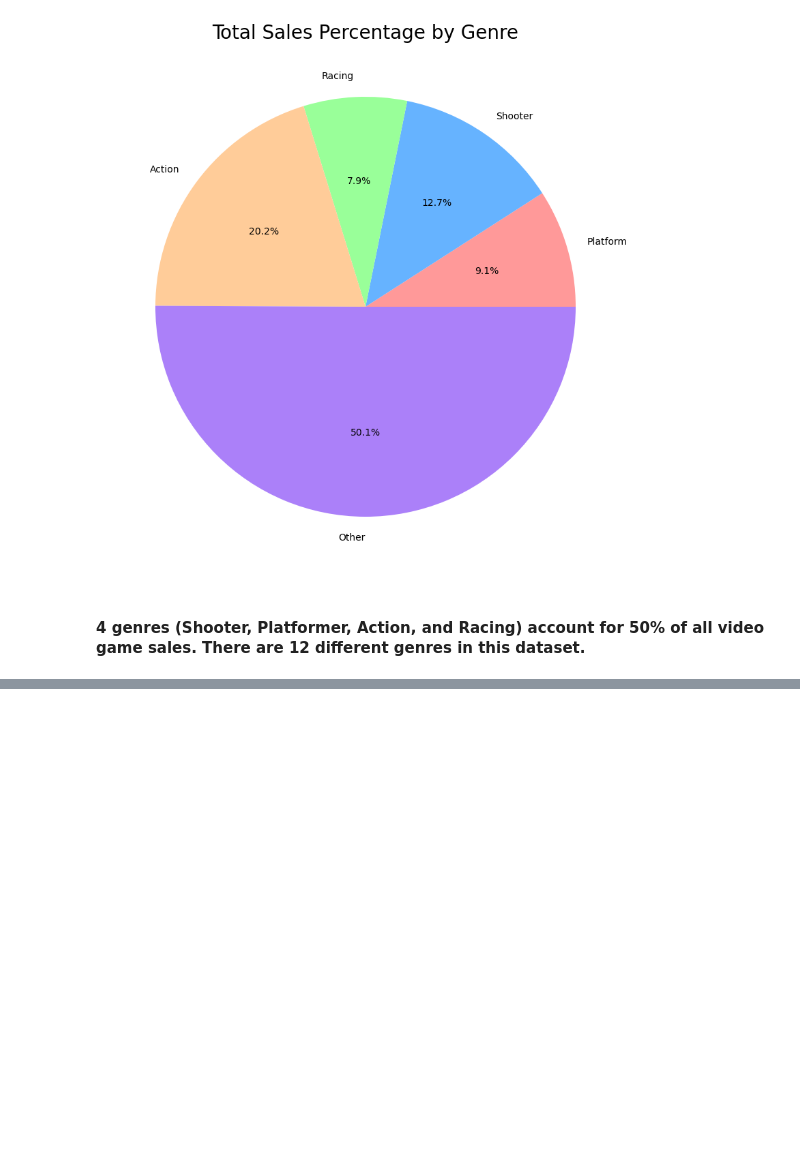
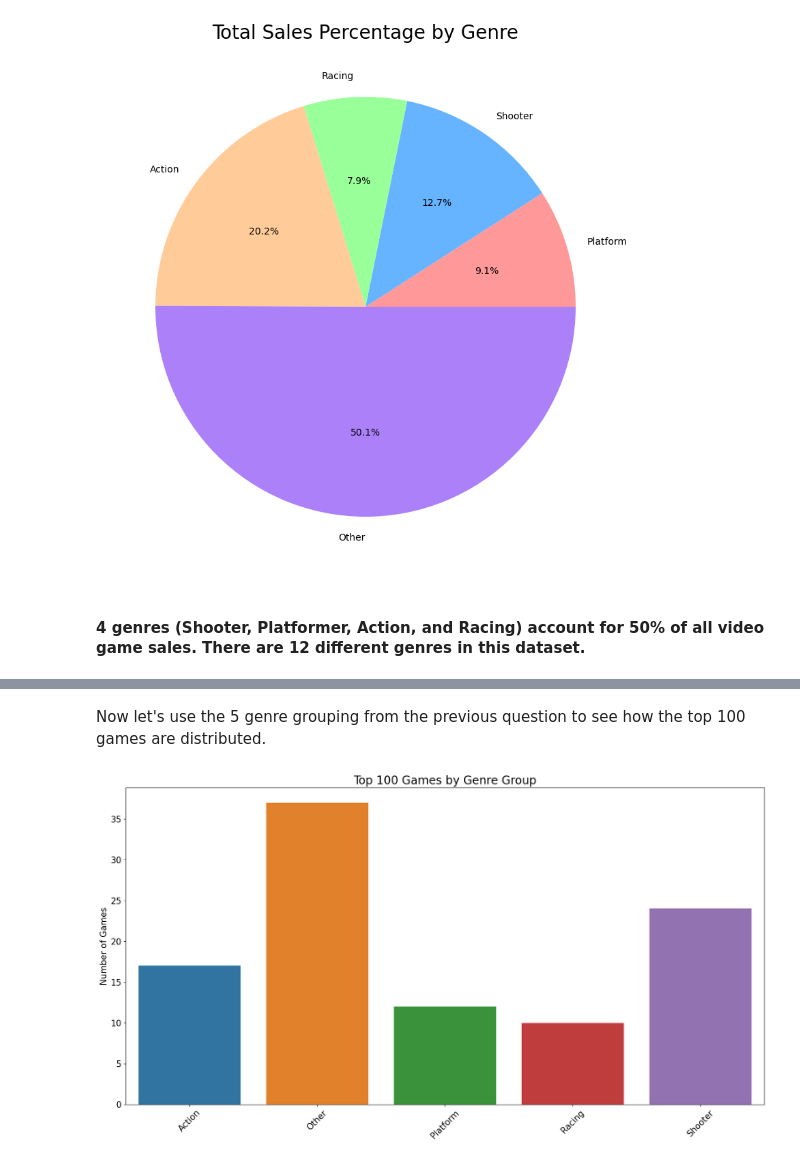
Before and after one commit to thenicknash/video-game-capstone-analysis, a Jupyter notebook: notebooks/sales_genre_analysis.ipynb, the cells around one changed output, grey strips where cells are left out. Drawn from its saved outputs; the diff is of its cells as text; code cells hidden in the pictures; blank space fills up the shorter version.

```diff
--- a/notebooks/sales_genre_analysis.ipynb
+++ b/notebooks/sales_genre_analysis.ipynb
@@ -83,0 +106,26 @@ plt.show()
+# %% [markdown]
+Now let's use the 5 genre grouping from the previous question to see how the top 100 games are distributed.
+# %%
+# Now let's use the 5 genre grouping from the previous question to see how the top 100 games are distributed.
+top_100_games_genre_count_df['genre_group'] = top_100_games_genre_count_df['genre'].apply(
+    lambda x: 'Platform' if x == 'Platform' else 'Shooter' if x == 'Shooter' else 'Racing' if x == 'Racing' else 'Action' if x == 'Action' else 'Other'
+)
+
+top_100_games_genre_group_count_df = top_100_games_genre_count_df.groupby('genre_group').sum(numeric_only=True).reset_index()
+
+# top_100_games_genre_group_count_df.head(10)
+
+# Plot the top 100 games by genre group
+plt.figure(figsize=(20, 10))
+plt.title('Top 100 Games by Genre Group', size=20)
+plt.ylabel('Number of Games', size=15)
+plt.xticks(rotation=45, size=15)
+plt.yticks(size=15)
+
+ax = sns.barplot(x=top_100_games_genre_group_count_df['genre_group'], y=top_100_games_genre_group_count_df['count'], errorbar=None)
+ax.set_xlabel('')
+ax.set_ylabel('Number of Games', size=15)
+
+plt.show()
+# %% [output]
+[figure, added]
```
Also changed, not shown: parts of 2 cells of this notebook.
